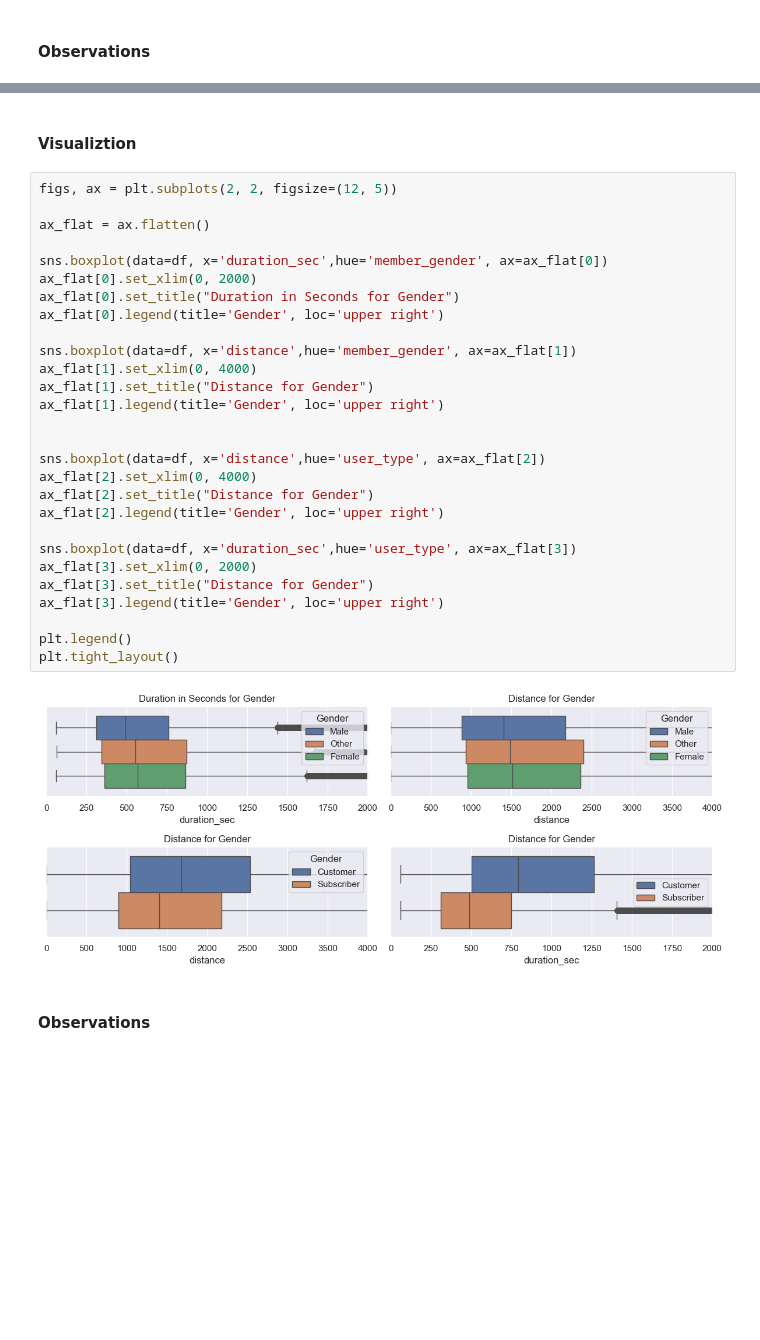
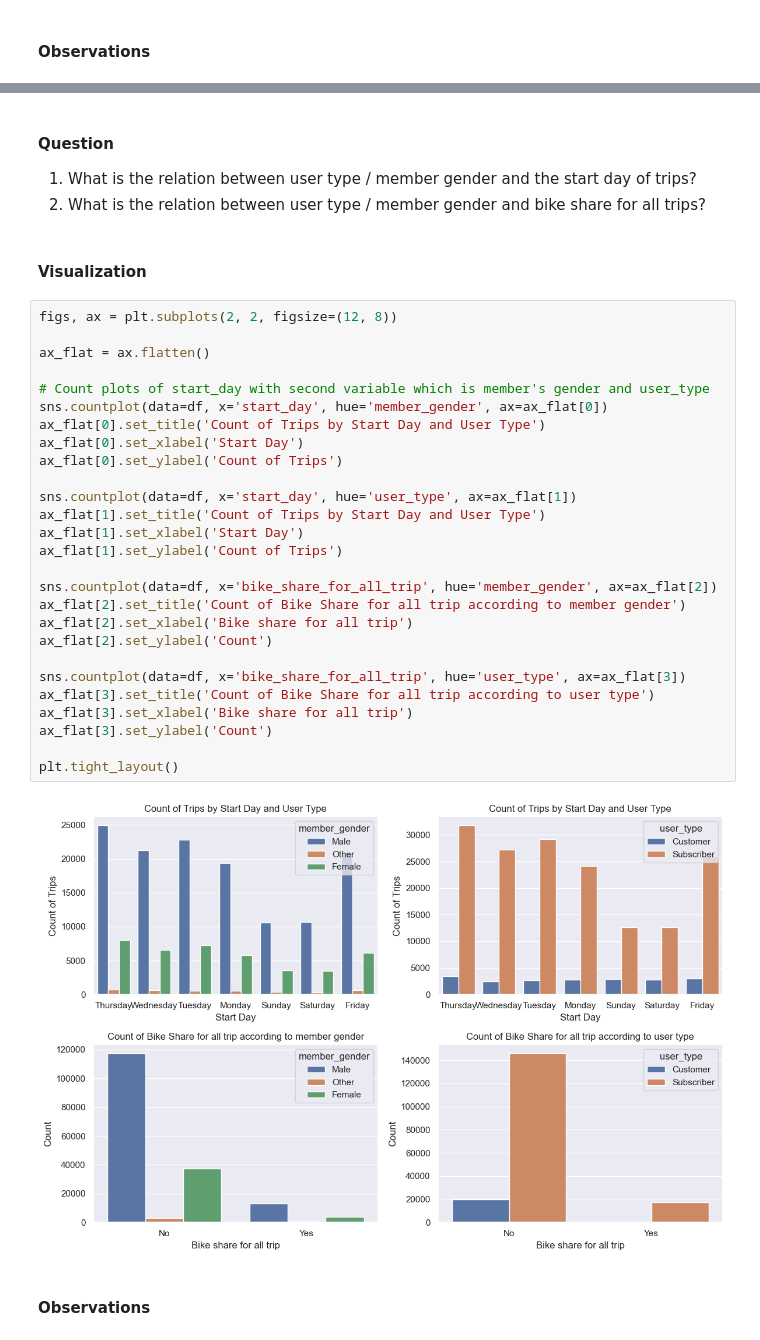
Before and after one commit to MohamedAlDeep/Deci-L4-S1-Project, a Jupyter notebook: Part_I_exploration_template.ipynb, the cells around one changed output, grey strips where cells are left out. Drawn from its saved outputs; the diff is of its cells as text; blank space fills up the shorter version.

```diff
--- a/Part_I_exploration_template.ipynb
+++ b/Part_I_exploration_template.ipynb
@@ -391,34 +466,37 @@ plt.tight_layout()
+# %% [markdown]
+#### Question
+1. What is the relation between user type / member gender and the start day of trips?
+2. What is the relation between user type / member gender and bike share for all trips?
 # %% [markdown]
-#### Visualiztion
+#### Visualization
 # %%
-figs, ax = plt.subplots(2, 2, figsize=(12, 5))
+figs, ax = plt.subplots(2, 2, figsize=(12, 8))
 
 ax_flat = ax.flatten()
 
-sns.boxplot(data=df, x='duration_sec',hue='member_gender', ax=ax_flat[0])
-ax_flat[0].set_xlim(0, 2000)
-ax_flat[0].set_title("Duration in Seconds for Gender")
-ax_flat[0].legend(title='Gender', loc='upper right')
+# Count plots of start_day with second variable which is member's gender and user_type
+sns.countplot(data=df, x='start_day', hue='member_gender', ax=ax_flat[0])
+ax_flat[0].set_title('Count of Trips by Start Day and User Type')
+ax_flat[0].set_xlabel('Start Day')
+ax_flat[0].set_ylabel('Count of Trips')
 
-sns.boxplot(data=df, x='distance',hue='member_gender', ax=ax_flat[1])
-ax_flat[1].set_xlim(0, 4000)
-ax_flat[1].set_title("Distance for Gender")
-ax_flat[1].legend(title='Gender', loc='upper right')
+sns.countplot(data=df, x='start_day', hue='user_type', ax=ax_flat[1])
+ax_flat[1].set_title('Count of Trips by Start Day and User Type')
+ax_flat[1].set_xlabel('Start Day')
+ax_flat[1].set_ylabel('Count of Trips')
 
+sns.countplot(data=df, x='bike_share_for_all_trip', hue='member_gender', ax=ax_flat[2])
+ax_flat[2].set_title('Count of Bike Share for all trip according to member gender')
+ax_flat[2].set_xlabel('Bike share for all trip')
+ax_flat[2].set_ylabel('Count')
 
-sns.boxplot(data=df, x='distance',hue='user_type', ax=ax_flat[2])
-ax_flat[2].set_xlim(0, 4000)
-ax_flat[2].set_title("Distance for Gender")
-ax_flat[2].legend(title='Gender', loc='upper right')
+sns.countplot(data=df, x='bike_share_for_all_trip', hue='user_type', ax=ax_flat[3])
+ax_flat[3].set_title('Count of Bike Share for all trip according to user type')
+ax_flat[3].set_xlabel('Bike share for all trip')
+ax_flat[3].set_ylabel('Count')
 
-sns.boxplot(data=df, x='duration_sec',hue='user_type', ax=ax_flat[3])
-ax_flat[3].set_xlim(0, 2000)
-ax_flat[3].set_title("Distance for Gender")
-ax_flat[3].legend(title='Gender', loc='upper right')
-
-plt.legend()
 plt.tight_layout()
 # %% [output]
-[figure, old version]
+[figure, new version]
 # %% [markdown]
 #### Observations
```
Also changed, not shown: parts of 44 cells of this notebook, 1 other file.
